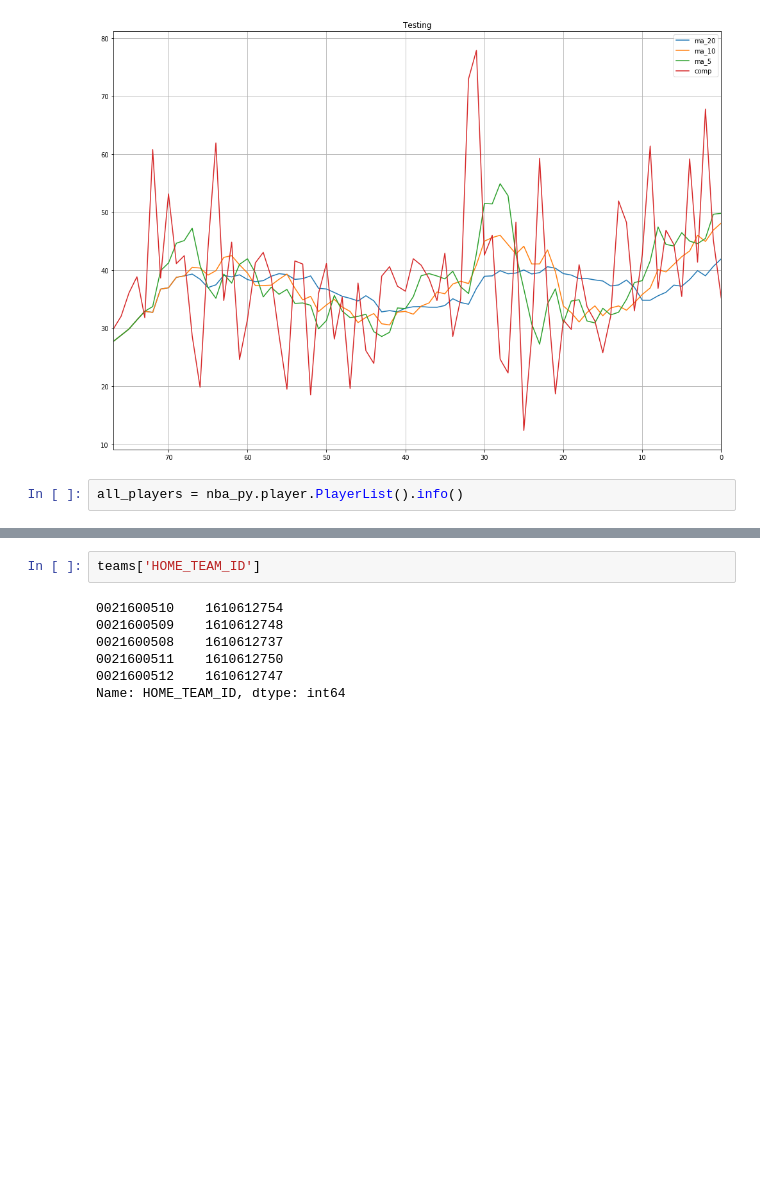
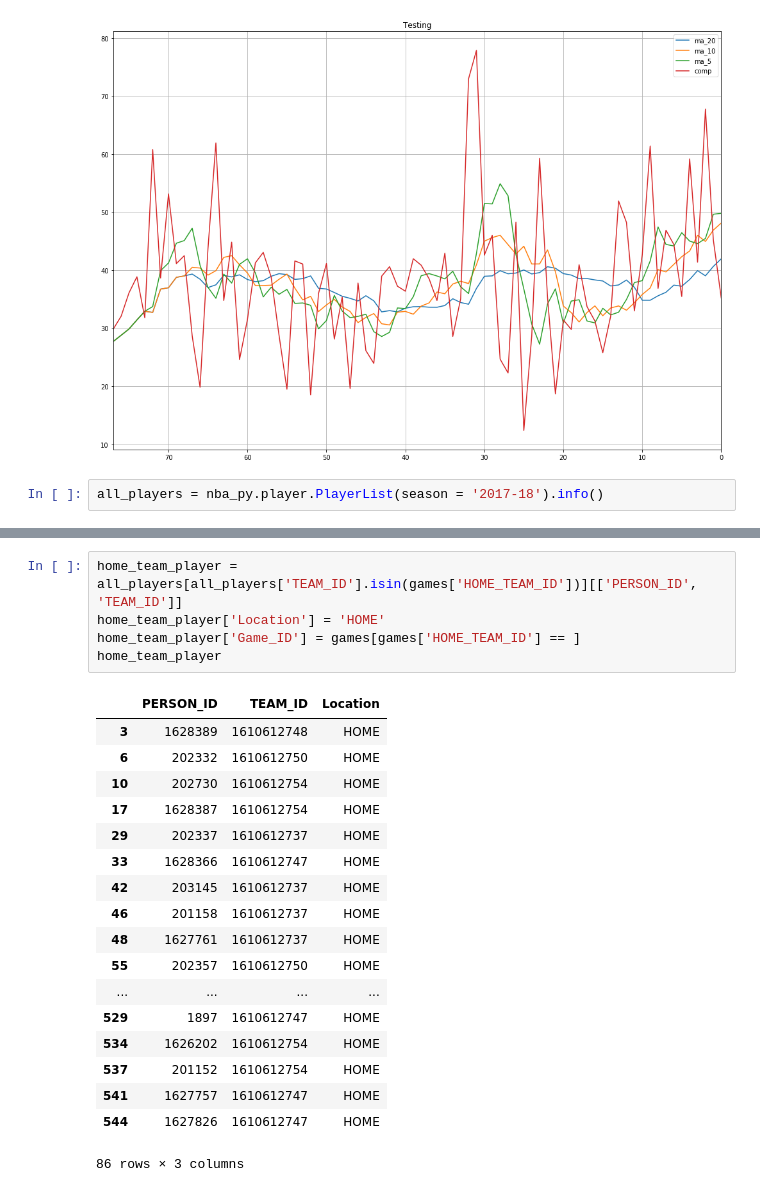
Before and after one commit to wonderui/Hoop_Fantasy, a Jupyter notebook: functions_test.ipynb, the cells around one changed output, grey strips where cells are left out. Saved outputs shown, nothing was run; the diff lists cells and outputs as text; blank space fills up the shorter version.

```diff
--- a/functions_test.ipynb
+++ b/functions_test.ipynb
@@ -286,4 +315,4 @@ df[['ma_20', 'ma_10', 'ma_5', 'comp']].plot(title = 'Testing', figsize = (17, 12
 <matplotlib.axes._subplots.AxesSubplot at 0x...>
 [figure]
 # %%
-all_players = nba_py.player.PlayerList().info()
+all_players = nba_py.player.PlayerList(season = '2017-18').info()
@@ -310,9 +319,24 @@ all_players[all_players['TEAM_ID'].isin([1610612760, 1610612751])]
-# %%
-teams['HOME_TEAM_ID']
-# %% [output]
-0021600510    1610612754
-0021600509    1610612748
-0021600508    1610612737
-0021600511    1610612750
-0021600512    1610612747
-Name: HOME_TEAM_ID, dtype: int64
+# %%
+home_team_player = all_players[all_players['TEAM_ID'].isin(games['HOME_TEAM_ID'])][['PERSON_ID', 'TEAM_ID']]
+home_team_player['Location'] = 'HOME'
+home_team_player['Game_ID'] = games[games['HOME_TEAM_ID'] == ]
+home_team_player
+# %% [output]
+|  | PERSON_ID | TEAM_ID | Location |
+| 3 | 1628389 | 1610612748 | HOME |
+| 6 | 202332 | 1610612750 | HOME |
+| 10 | 202730 | 1610612754 | HOME |
+| 17 | 1628387 | 1610612754 | HOME |
+| 29 | 202337 | 1610612737 | HOME |
+| 33 | 1628366 | 1610612747 | HOME |
+| 42 | 203145 | 1610612737 | HOME |
+| 46 | 201158 | 1610612737 | HOME |
+| 48 | 1627761 | 1610612737 | HOME |
+| 55 | 202357 | 1610612750 | HOME |
+| ... | ... | ... | ... |
+| 529 | 1897 | 1610612747 | HOME |
+| 534 | 1626202 | 1610612754 | HOME |
+| 537 | 201152 | 1610612754 | HOME |
+| 541 | 1627757 | 1610612747 | HOME |
+| 544 | 1627826 | 1610612747 | HOME |
+86 rows × 3 columns
```
Also changed, not shown: parts of 4 cells of this notebook, 1 other file.
